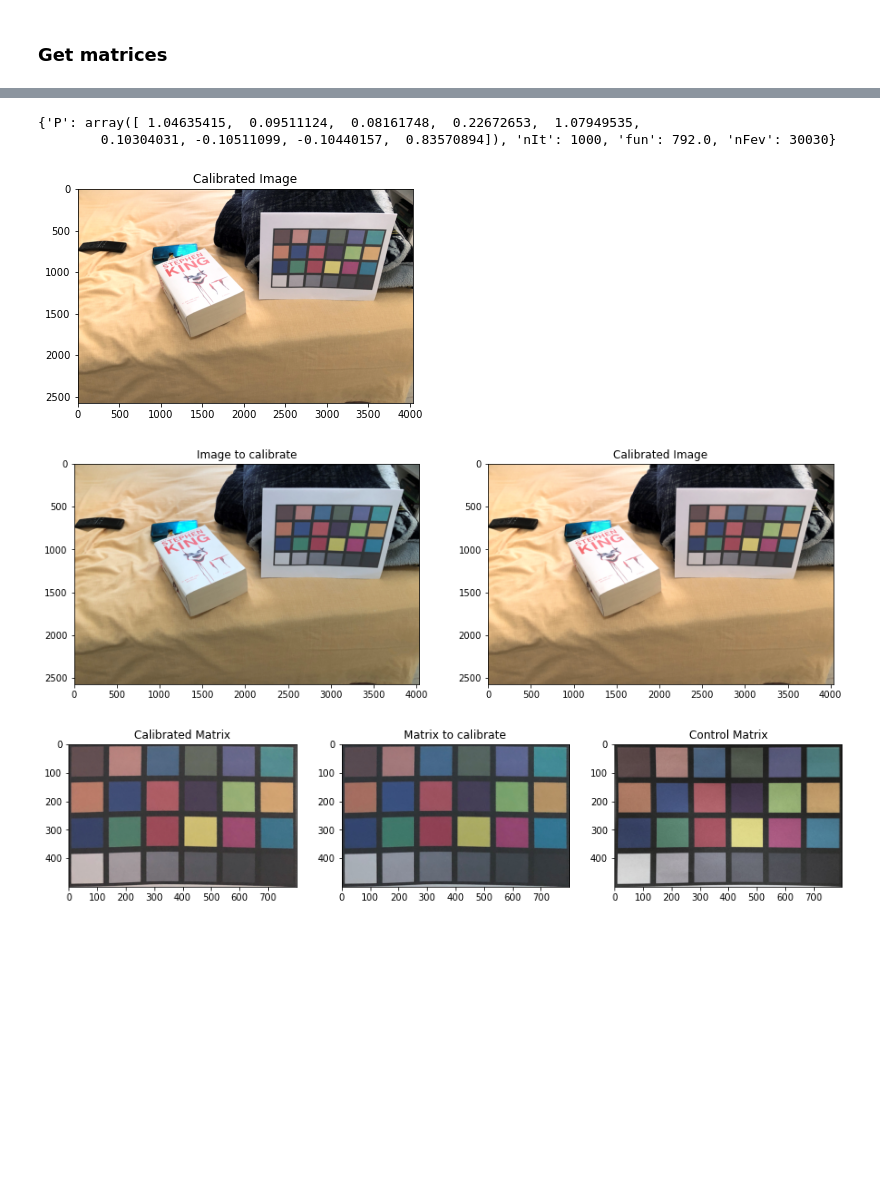
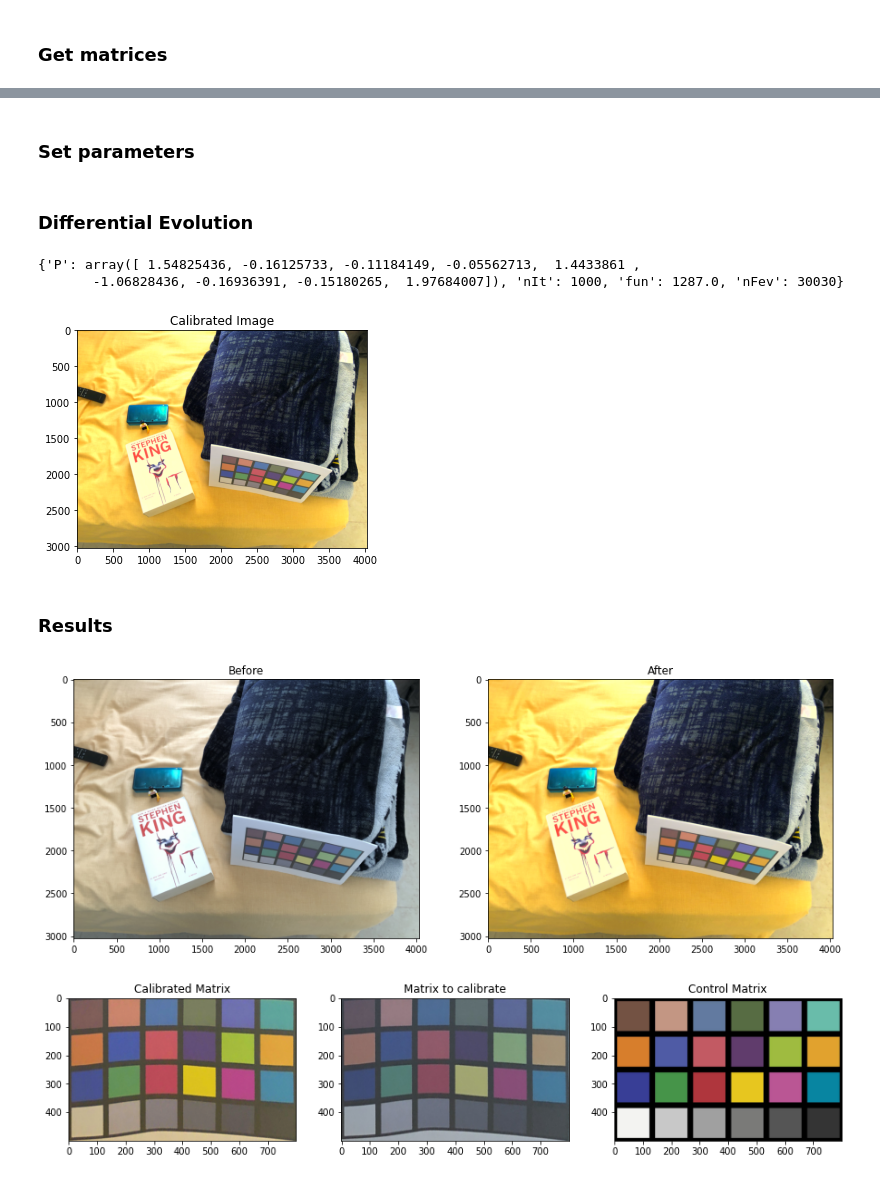
Before and after one commit to ASASauqui/Color-calibration, a Jupyter notebook: color_calibration.ipynb, the cells around one changed output, grey strips where cells are left out. Drawn from its saved outputs; the diff is of its cells as text; code cells hidden in the pictures; blank space fills up the shorter version.

```diff
--- a/color_calibration.ipynb
+++ b/color_calibration.ipynb
@@ -156,7 +156,7 @@ def getMatrix(img, matrix_shape, width_shape=10, height_shape=10):
 
     for i in range(matrix_shape[0]):
         # Aumentar en 'y'.
-        yi = y + i*130
+        yi = y + i*124
         for j in range(matrix_shape[1]):
             # Aumentar en 'x'.
             xi = x + j*135
@@ -176,9 +176,10 @@ def getMatrix(img, matrix_shape, width_shape=10, height_shape=10):
             # Aumentar iterador.
             m_it += 1
 
-#     # Mostrar imagen.
-#     plt.figure(figsize=(7,7))
-#     plt.imshow(color_extraction_img, cmap="gray")
-#     plt.show()
+    # Mostrar imagen.
+    plt.figure()
+    plt.imshow(color_extraction_img, cmap="gray")
+    plt.title("Color extraction points")
+    plt.show()
 
     return m
@@ -188,7 +221,7 @@ def getMatrix(img, matrix_shape, width_shape=10, height_shape=10):
 ### Load color checker image (control matrix)
 # %%
 # Direcciones del dataset.
-path = r'datasets/control_color_checker.jpg'
+path = r'datasets/c.jpg'
 
 # Leer documento .csv.
 control_color_checker_img = cv2.cvtColor(cv2.imread(path), cv2.COLOR_BGR2RGB)
@@ -207,7 +240,7 @@ plt.show()
 ### Load image to calibrate
 # %%
 # Direcciones del dataset.
-path = r'datasets/img_2.jpeg'
+path = r'datasets/img_1.jpeg'
 
 # Leer documento .csv.
 image_to_calibrate = cv2.cvtColor(cv2.imread(path), cv2.COLOR_BGR2RGB)
@@ -311 +313,3 @@ def color_calibration(img, m):
+# %% [markdown]
+### Set parameters
 # %%
@@ -315,40 +317,51 @@ def color_calibration(img, m):
 bounds = [[-2,2], [-2,2], [-2,2],
           [-2,2], [-2,2], [-2,2],
           [-2,2], [-2,2], [-2,2]]
+# %% [markdown]
+### Differential Evolution
 # %%
-#Ejecuciòn de Differential Evolution con poblacion de 30 y 1000 generaciones
+# Ejecución de Differential Evolution con poblacion de 30 y 1000 generaciones-
 res = differential_algorithm(objective_function, bounds, args=(mo,c), popsize=30, ngen=1000, cr=0.5)
+
+# Mostrar resultado.
 print(res)
 
+# Extrear array.
 m = res['P']
+
+# Convertir en matrix 3x3.
 m = np.reshape(m, (3,3))
 # %% [output]
-{'P': array([ 1.04635415,  0.09511124,  0.08161748,  0.22672653,  1.07949535,
-        0.10304031, -0.10511099, -0.10440157,  0.83570894]), 'nIt': 1000, 'fun': 792.0, 'nFev': 30030}
+{'P': array([ 1.54825436, -0.16125733, -0.11184149, -0.05562713,  1.4433861 ,
+       -1.06828436, -0.16936391, -0.15180265,  1.97684007]), 'nIt': 1000, 'fun': 1287.0, 'nFev': 30030}
 # %%
-calibratedImg = color_calibration(image_to_calibrate, m)
+# Calibrar imagen.
+calibrated_img = color_calibration(image_to_calibrate.copy(), m)
 
+# Mostrar imagen calibrada.
 plt.figure()
 plt.title('Calibrated Image')
-plt.imshow(calibratedImg)
+plt.imshow(calibrated_img)
 plt.show()
 # %% [output]
-[figure, old version]
+[figure, new version]
+# %% [markdown]
+### Results
 # %%
-#Comparaciòn entre la imagen antes de calibrar y la imagen calibrada, diferencias mìnimas pero notorias
-
+# Comparación entre la imagen antes de calibrar y la imagen calibrada, diferencias mìnimas pero notorias.
 plt.figure(figsize=(15,15))
 plt.subplot(1,2,1)
-plt.title('Image to calibrate')
+plt.title('Before')
 plt.imshow(image_to_calibrate)
 plt.subplot(1,2,2)
-plt.title('Calibrated Image')
-plt.imshow(calibratedImg)
+plt.title('After')
+plt.imshow(calibrated_img)
 plt.show()
 # %% [output]
-[figure, old version]
+[figure, new version]
 # %%
-calibrated_matrix = cutMatrix(calibratedImg)
+# Recortar matriz calibrada.
+calibrated_matrix = cutMatrix(calibrated_img)
 
 plt.figure(figsize=(15,15))
 plt.subplot(1,3,1)
@@ -362,4 +375,4 @@ plt.title('Control Matrix')
 plt.imshow(control_matrix_img)
 plt.show()
 # %% [output]
-[figure, old version]
+[figure, new version]
```
Also changed, not shown: parts of 9 cells of this notebook, 3 other files.
